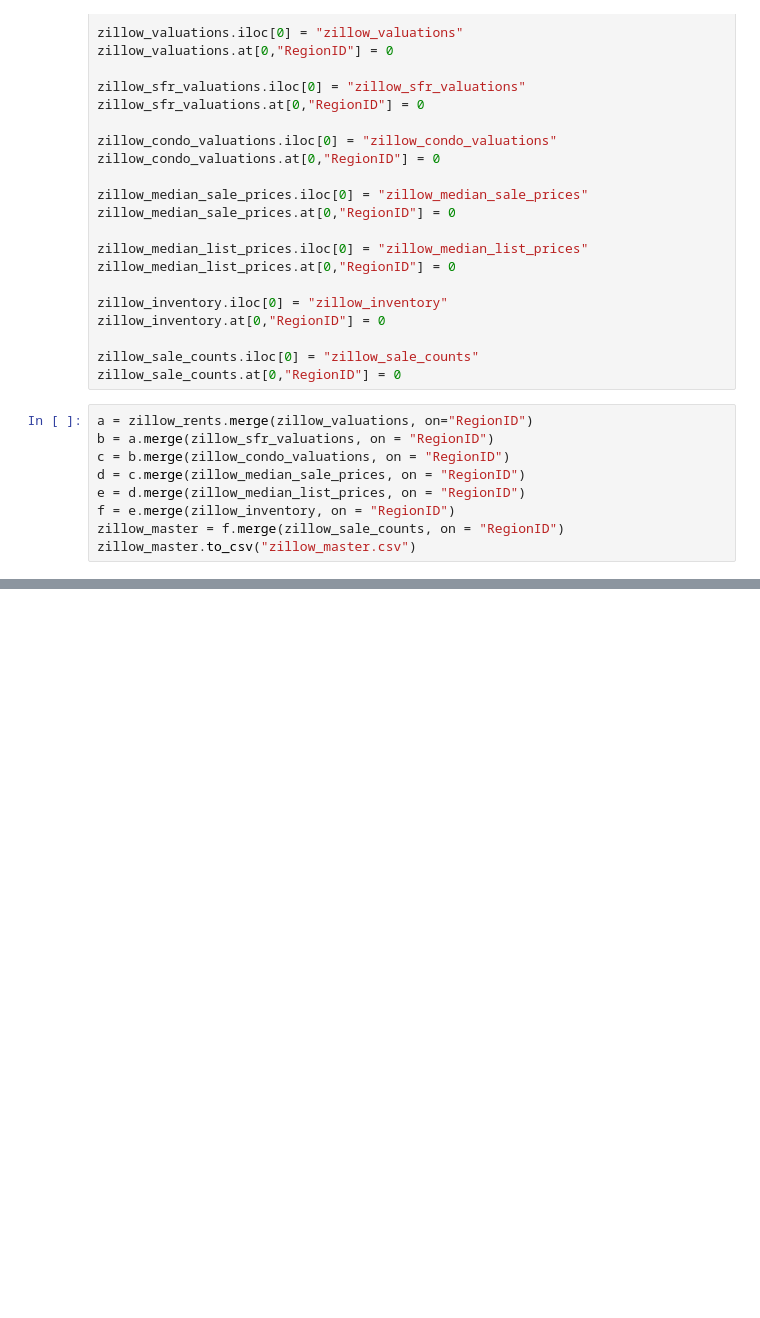
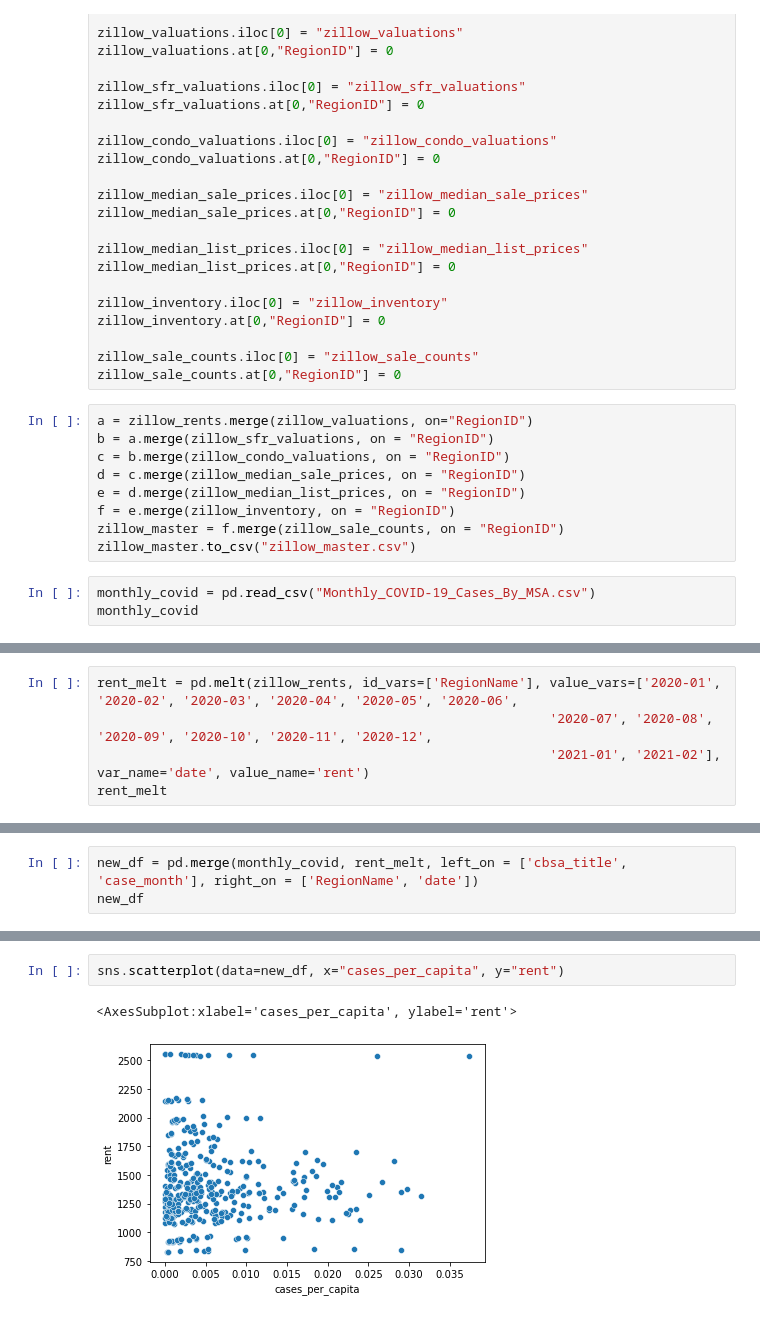
Before and after one commit to jamilao/housing-and-covid19, a Jupyter notebook: Untitled.ipynb, the cells around one changed output, grey strips where cells are left out. Drawn from its saved outputs; the diff is of its cells as text; blank space fills up the shorter version.

```diff
--- a/Untitled.ipynb
+++ b/Untitled.ipynb
@@ -49,3 +64,6 @@ e = d.merge(zillow_median_list_prices, on = "RegionID")
 f = e.merge(zillow_inventory, on = "RegionID")
 zillow_master = f.merge(zillow_sale_counts, on = "RegionID")
 zillow_master.to_csv("zillow_master.csv")
+# %%
+monthly_covid = pd.read_csv("Monthly_COVID-19_Cases_By_MSA.csv")
+monthly_covid
@@ -51,0 +84,5 @@ zillow_master.to_csv("zillow_master.csv")
+# %%
+rent_melt = pd.melt(zillow_rents, id_vars=['RegionName'], value_vars=['2020-01', '2020-02', '2020-03', '2020-04', '2020-05', '2020-06',
+                                                          '2020-07', '2020-08', '2020-09', '2020-10', '2020-11', '2020-12',
+                                                          '2021-01', '2021-02'],  var_name='date', value_name='rent')
+rent_melt
@@ -51,0 +103,3 @@ zillow_master.to_csv("zillow_master.csv")
+# %%
+new_df = pd.merge(monthly_covid, rent_melt, left_on = ['cbsa_title', 'case_month'], right_on = ['RegionName', 'date'])
+new_df
@@ -51,0 +120,5 @@ zillow_master.to_csv("zillow_master.csv")
+# %%
+sns.scatterplot(data=new_df, x="cases_per_capita", y="rent")
+# %% [output]
+<AxesSubplot:xlabel='cases_per_capita', ylabel='rent'>
+[figure, added]
```
Also changed, not shown: parts of 6 cells of this notebook.
